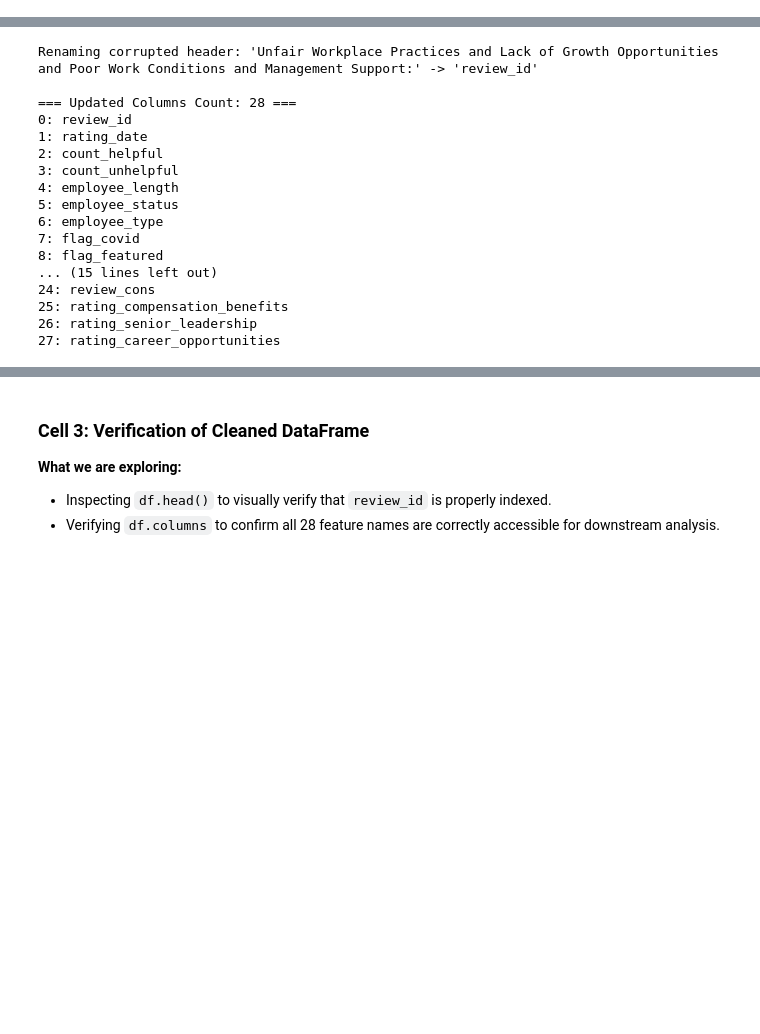
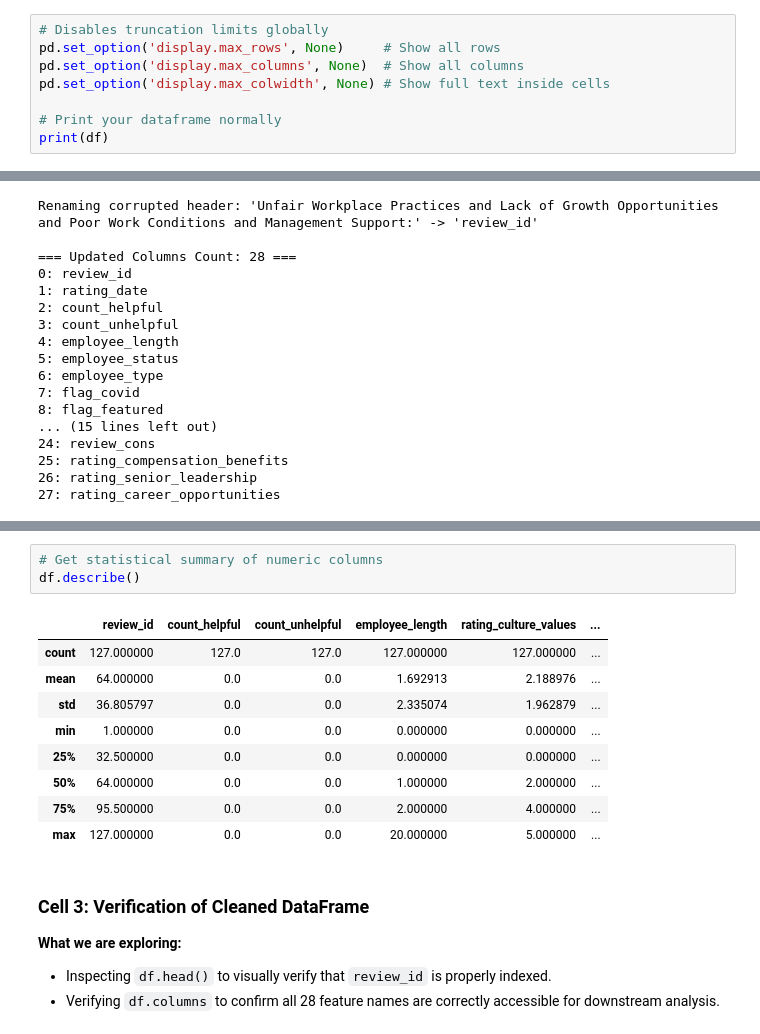
Before and after one commit to Joanachoong/Externship, a Jupyter notebook: src/notebook/glassdoor.ipynb, the cells around one changed output, grey strips where cells are left out. Cells and saved outputs as stored; diff of their text form; blank space fills up the shorter version.

```diff
--- a/src/notebook/glassdoor.ipynb
+++ b/src/notebook/glassdoor.ipynb
@@ -62,0 +50,8 @@ dtype: int64
+# %%
+# Disables truncation limits globally
+pd.set_option('display.max_rows', None)     # Show all rows
+pd.set_option('display.max_columns', None)  # Show all columns
+pd.set_option('display.max_colwidth', None) # Show full text inside cells
+
+# Print your dataframe normally
+print(df)
@@ -97,3 +155,16 @@ Renaming corrupted header: 'Unfair Workplace Practices and Lack of Growth Opport
+# %%
+# Get statistical summary of numeric columns
+df.describe()
+# %% [output]
+|  | review_id | count_helpful | count_unhelpful | employee_length | rating_culture_values | ... |
+| count | 127.000000 | 127.0 | 127.0 | 127.000000 | 127.000000 | ... |
+| mean | 64.000000 | 0.0 | 0.0 | 1.692913 | 2.188976 | ... |
+| std | 36.805797 | 0.0 | 0.0 | 2.335074 | 1.962879 | ... |
+| min | 1.000000 | 0.0 | 0.0 | 0.000000 | 0.000000 | ... |
+| 25% | 32.500000 | 0.0 | 0.0 | 0.000000 | 0.000000 | ... |
+| 50% | 64.000000 | 0.0 | 0.0 | 1.000000 | 2.000000 | ... |
+| 75% | 95.500000 | 0.0 | 0.0 | 2.000000 | 4.000000 | ... |
+| max | 127.000000 | 0.0 | 0.0 | 20.000000 | 5.000000 | ... |
 # %% [markdown]
 ### Cell 3: Verification of Cleaned DataFrame
 **What we are exploring:**
```
Also changed, not shown: parts of 10 cells of this notebook, 6 other files.
